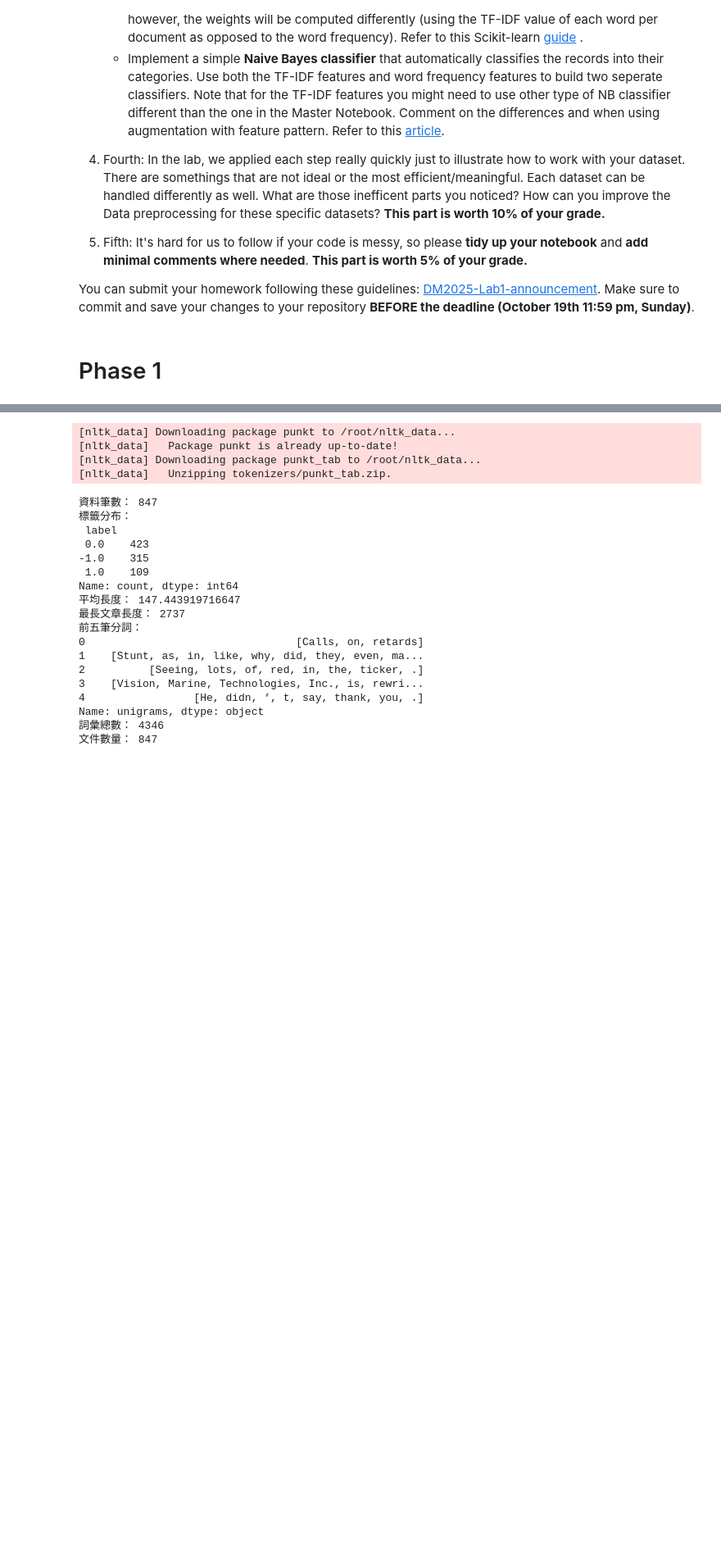
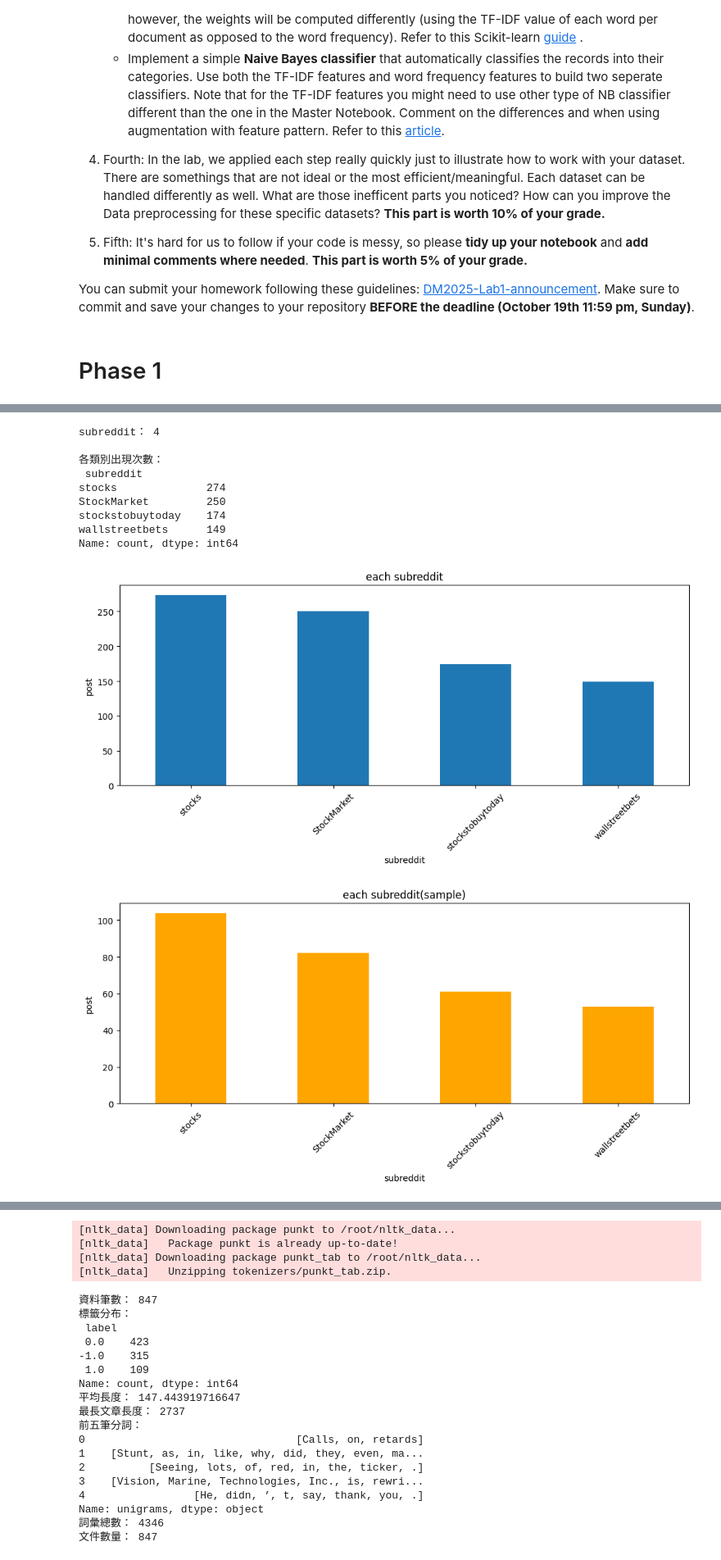
Before and after one commit to THH1118/DM2025-Lab1-Exercise, a Jupyter notebook: DM2025-Lab1-Homework.ipynb, the cells around one changed output, grey strips where cells are left out. Shown at 82% size. Cells and saved outputs as stored; diff of their text form; code cells hidden in the pictures; blank space fills up the shorter version.

```diff
--- a/DM2025-Lab1-Homework.ipynb
+++ b/DM2025-Lab1-Homework.ipynb
@@ -58,3 +58,11 @@ You can submit your homework following these guidelines: [DM2025-Lab1-announceme
 You can submit your homework following these guidelines: [DM2025-Lab1-announcement](https://github.com/leoson-wu/DM2025-Lab1-Announcement/blob/main/README.md). Make sure to commit and save your changes to your repository __BEFORE the deadline (October 19th 11:59 pm, Sunday)__.
 # %% [markdown]
 # Phase 1
+# %%
+#step0
+import pandas as pd
+
+df = pd.read_csv('/content/Reddit-stock-sentiment.csv')
+print("資料筆數：", len(df))
+print("欄位名稱：", df.columns.tolist())
+df.head(3)
@@ -60,0 +91,8 @@ You can submit your homework following these guidelines: [DM2025-Lab1-announceme
+# %%
+#exercise2
+print(df[['text', 'label']].head(10))
+print(df.iloc[4:8][['text', 'label']])
+print(df.loc[1:3, ['text', 'label']])
+print(df[df['label'] == 1.0][['text', 'label']].head(3))
+df['text_length'] = df['text'].apply(lambda x: len(str(x)))
+print(df[df['text_length'] > 50][['text', 'label']].head(3))
@@ -60,0 +149,53 @@ You can submit your homework following these guidelines: [DM2025-Lab1-announceme
+# %%
+#exercise5跳過(skip)
+#exercise6 & exercise8
+sub_counts = df['subreddit'].value_counts()
+print("subreddit：", df['subreddit'].nunique())
+print("\n各類別出現次數：\n", sub_counts)
+import matplotlib.pyplot as plt
+
+plt.figure(figsize=(10,5))
+sub_counts.plot(kind='bar')
+plt.title("each subreddit")
+plt.ylabel("post")
+plt.xlabel("subreddit")
+plt.xticks(rotation=45)
+plt.tight_layout()
+plt.show()
+X_sample = df.sample(n=300, random_state=42)
+sample_sub_counts = X_sample['subreddit'].value_counts()
+
+plt.figure(figsize=(10,5))
+sample_sub_counts.plot(kind='bar', color='orange')
+plt.title("each subreddit(sample)")
+plt.ylabel("post")
+plt.xlabel("subreddit")
+plt.xticks(rotation=45)
+plt.tight_layout()
+plt.show()
+import pandas as pd
+
+df_compare = pd.DataFrame({
+    'All': sub_counts,
+    'Sample': sample_sub_counts
+}).fillna(0).astype(int)
+
+df_compare.plot(kind='bar', figsize=(12,6))
+plt.title("compare")
+plt.ylabel("post")
+plt.xlabel("subreddit")
+plt.xticks(rotation=45)
+plt.tight_layout()
+plt.show()
+# %% [output]
+subreddit： 4
+
+各類別出現次數：
+ subreddit
+stocks              274
+StockMarket         250
+stockstobuytoday    174
+wallstreetbets      149
+Name: count, dtype: int64
+[figure, added]
+[figure, added]
```
Also changed, not shown: parts of 13 cells of this notebook.
